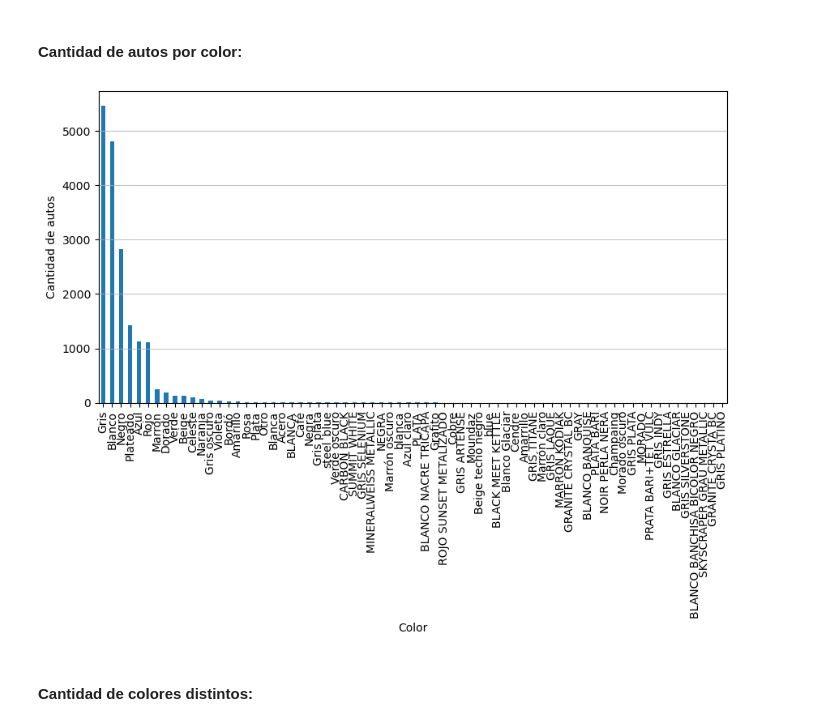
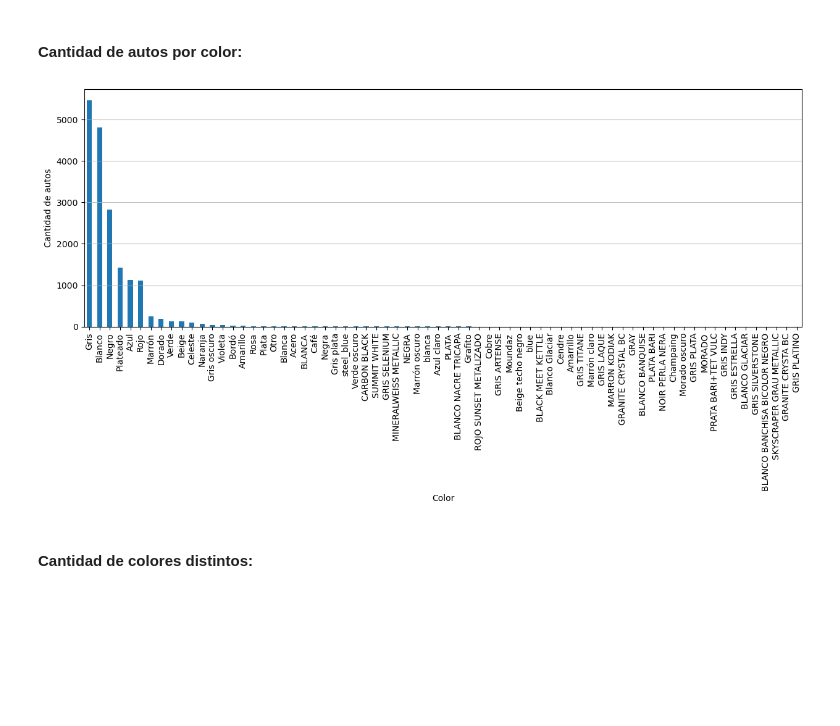
Before and after one commit to lucasU1969/PF-ML, a Jupyter notebook: data_exploration.ipynb, the cells around one changed output. Saved outputs shown, nothing was run; the diff lists cells and outputs as text; code cells hidden in the pictures; blank space fills up the shorter version.

```diff
--- a/data_exploration.ipynb
+++ b/data_exploration.ipynb
@@ -261,14 +282,14 @@ La columna 'Versión' tiene 0 valores nulos.
 #### Cantidad de autos por color:
 # %%
 # plotear la cantidad de autos por color
-raw_data['Color'].value_counts().plot(kind='bar', figsize=(10, 5))
+raw_data['Color'].value_counts().plot(kind='bar', figsize=(15, 5))
 plt.xlabel('Color')
 plt.ylabel('Cantidad de autos')
 plt.xticks(rotation=90)
 plt.grid(axis='y', alpha=0.75)
 plt.show()
 # %% [output]
-[figure, old version]
+[figure, new version]
 # %% [markdown]
 #### Cantidad de colores distintos:
 # %%
```
Also changed, not shown: parts of 9 cells of this notebook.
